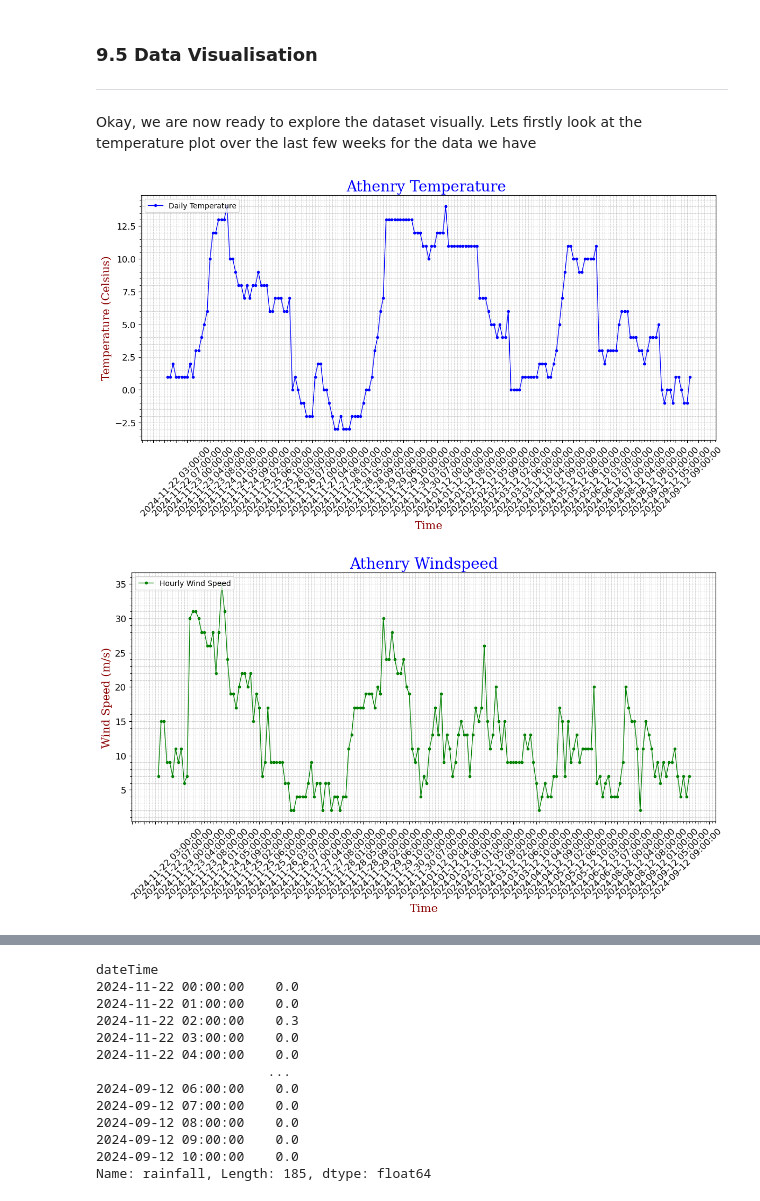
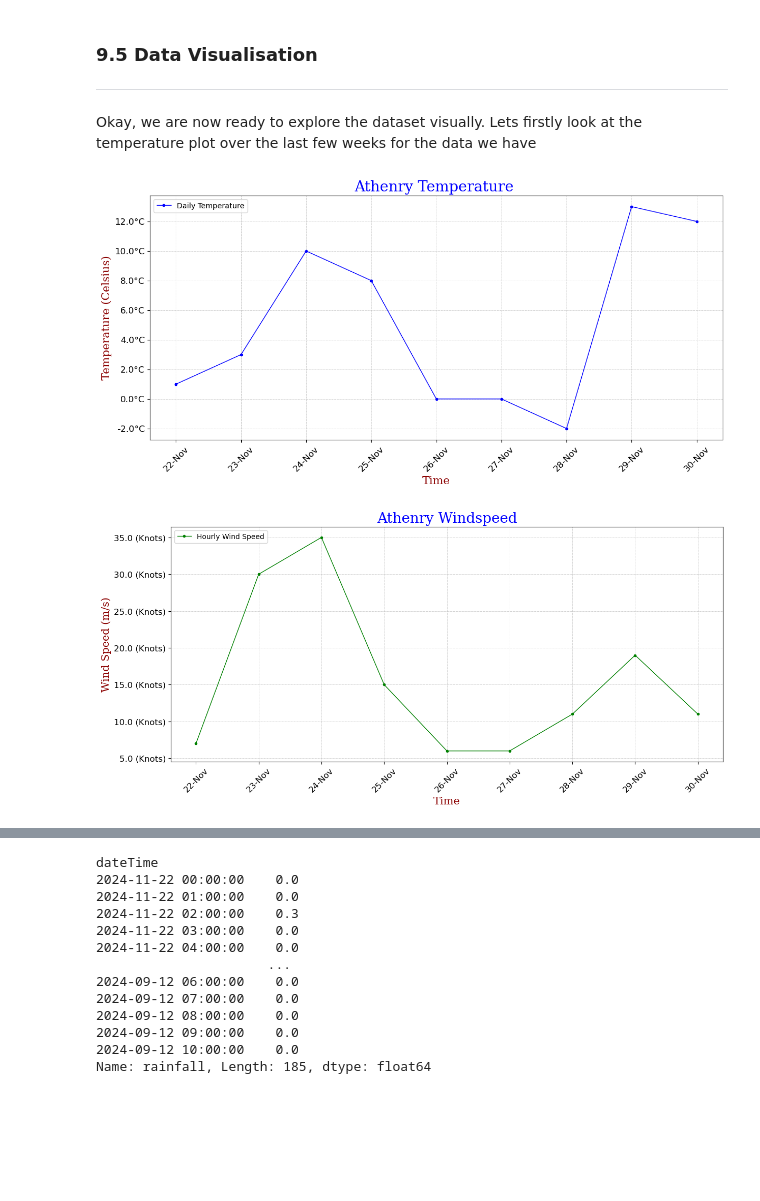
Before and after one commit to MikeCurleyCoosan/computer_infrastructure, a Jupyter notebook: weather.ipynb, the cells around one changed output, grey strips where cells are left out. Drawn from its saved outputs; the diff is of its cells as text; code cells hidden in the pictures; blank space fills up the shorter version.

```diff
--- a/weather.ipynb
+++ b/weather.ipynb
@@ -689,38 +690,50 @@ memory usage: 13.7 KB
 
 Okay, we are now ready to explore the dataset visually. Lets firstly look at the temperature plot over the last few weeks for the data we have
 # %%
-# Plot the hourly temperature
+# Plot the hourly
+sd = '2024-11-22'
+ed = '2024-11-30'
+dates = pd.date_range(sd, ed)
+truncateddf = df[df.index.isin(dates)]
+
+# Create a function to format the temperature values on the y-axis
+def temperature_formatter(date, pos):
+    s = f"{date}\N{DEGREE SIGN}C"
+    return s
+
 
 # Create a figure and a set of subplots
 fig, ax = plt.subplots(figsize=(14, 6))
 
 #Set the colors for the pie chart
 colors = ['blue', 'green', 'red']
 
 #Set the font for the x and y axis labels and the title
 font1 = {'family':'serif','color':'blue','size':20}
 font2 = {'family':'serif','color':'darkred','size':15}
 
-ax.plot(df.index.astype(str), df['temperature'], color='blue', marker='o', linestyle='-', linewidth=1, markersize=3)
+ax.plot(truncateddf['temperature'], color='blue', marker='o', linestyle='-', linewidth=1, markersize=3)
 #Add a title
 ax.set_title('Athenry Temperature ', fontdict = font1)
 #Add x and y labels
 ax.set_xlabel('Time', fontdict = font2)
 ax.set_ylabel('Temperature (Celsius)', fontdict = font2)
 #Add a legend
 plt.legend(['Daily Temperature'], loc='upper left')
 #Add a grid
 ax.grid(True, which='both', linestyle='--', linewidth=0.4)
 
 # Set the major locator to every second day
-ax.xaxis.set_major_locator(mdate.DayLocator(interval=4))
+ax.xaxis.set_major_locator(mdate.DayLocator(interval=1))
+ax.xaxis.set_major_formatter(mdate.DateFormatter('%d-%b'))
+ax.yaxis.set_major_formatter(temperature_formatter)
 
 #Add ticks
 plt.xticks(fontsize=12, rotation=45)
 
 plt.yticks(fontsize=12)
-ax.minorticks_on()
+
 
 plt.show()
 # %% [output]
-[figure, old version]
+[figure, new version]
@@ -738,6 +742,11 @@ df['windSpeed'] = df['windSpeed'].astype(float)
 
 # Create a figure and a set of subplots
 fig, ax = plt.subplots(figsize=(14, 6))
+
+# Create a function to format the windspeed values on the y-axis
+def windspeed_formatter(windspeed, pos):
+    s = f"{windspeed} (Knots)"
+    return s
 
 #Set the colors for the pie chart
 colors = ['blue', 'green', 'red']
@@ -747,7 +756,7 @@ font1 = {'family':'serif','color':'blue','size':20}
 font2 = {'family':'serif','color':'darkred','size':15}
 
 #Plot the hourly wind speed
-ax.plot(df.index.astype(str), df['windSpeed'], color='green',  marker='o', linestyle='-', linewidth=1, markersize=3)
+ax.plot(truncateddf['windSpeed'], color='green',  marker='o', linestyle='-', linewidth=1, markersize=3)
 #Add a title
 ax.set_title('Athenry Windspeed', fontdict = font1)
 #Add x and y labels
@@ -760,13 +769,15 @@ plt.legend(['Hourly Wind Speed'], loc='upper left')
 ax.grid(True, which='both', linestyle='--', linewidth=0.4)
 
 # Set the major locator to every second day
-ax.xaxis.set_major_locator(mdate.DayLocator(interval=4))
+ax.xaxis.set_major_locator(mdate.DayLocator())
+ax.xaxis.set_major_formatter(mdate.DateFormatter('%d-%b'))
+ax.yaxis.set_major_formatter(windspeed_formatter)
 
 #Add ticks
 plt.xticks(fontsize=12, rotation=45)
 plt.yticks(fontsize=12)
-ax.minorticks_on()
+
 
 plt.show()
 # %% [output]
-[figure, old version]
+[figure, new version]
```
Also changed, not shown: parts of 4 cells of this notebook.
